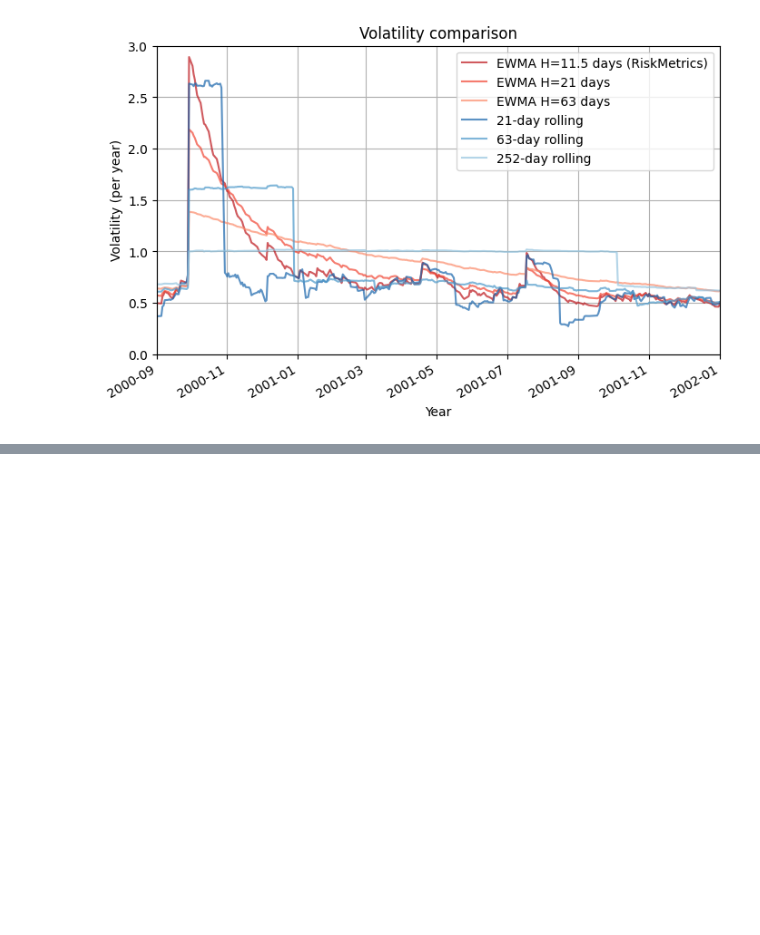
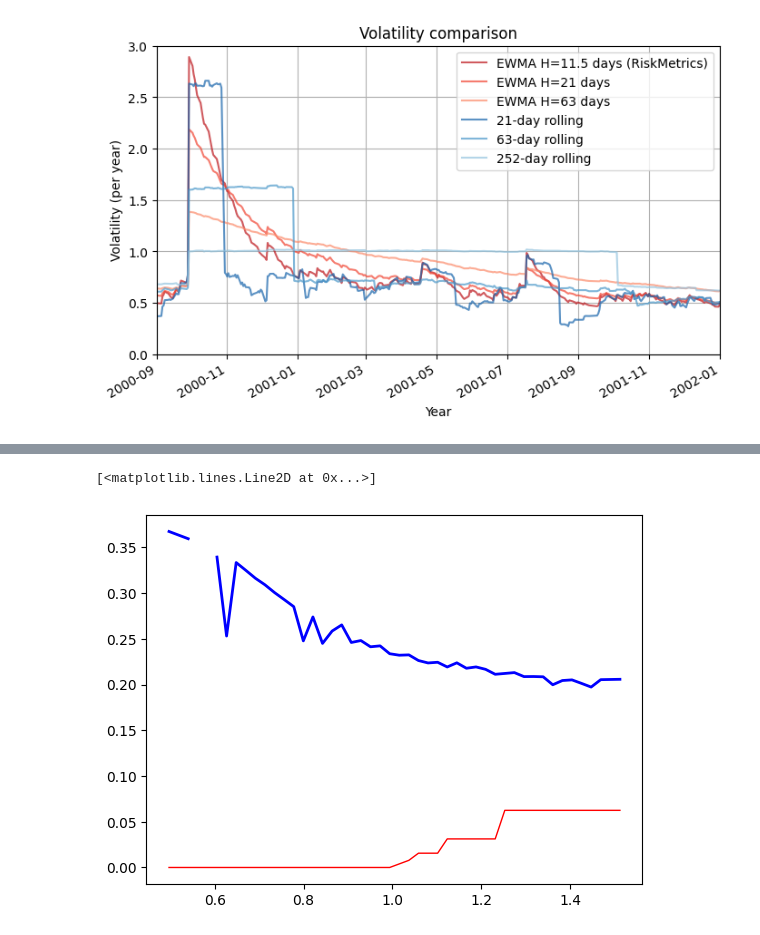
Before and after one commit to rebalkin/Quant-portfolio, a Jupyter notebook: notebooks/volatility_estimation.ipynb, the cells around one changed output, grey strips where cells are left out. Drawn from its saved outputs; the diff is of its cells as text; code cells hidden in the pictures; blank space fills up the shorter version.

```diff
--- a/notebooks/volatility_estimation.ipynb
+++ b/notebooks/volatility_estimation.ipynb
@@ -128,3 +129,18 @@ ax.grid(True)
 plt.show()
 # %% [output]
 [figure]
+# %%
+ticker = yf.Ticker("AAPL")
+chain = ticker.option_chain(ticker.options[1])  # farthest expiry
+calls = chain.calls
+
+
+S = ticker.history(period="1d")["Close"].iloc[-1]
+K = np.array(calls.iloc[:,2])
+expiry = pd.to_datetime(ticker.options[1])
+today = pd.Timestamp.today().normalize()
+T = (expiry - today).days / 365
+r = 0.00
+# price = (calls.iloc[:,4]+calls.iloc[:,5])/2;
+price = calls.iloc[:,3]
+impV = np.array(calls.iloc[:,10])
@@ -130,0 +171,12 @@ plt.show()
+# %%
+res= []
+for i in range(0,len(K)):
+    res.append(bs.implied_vol(S, K[i] ,r, 0, T, 'call',price[i]))
+
+res = np.array(res)
+# %%
+plt.plot(K/S , res, marker='',markersize=4,label="American T=1yr", linewidth=2,color='blue')
+plt.plot(K/S , impV, marker='',markersize=4,label="European T=1yr", linewidth=1,color='red')
+# %% [output]
+[<matplotlib.lines.Line2D at 0x...>]
+[figure, added]
```
Also changed, not shown: parts of 3 cells of this notebook.
